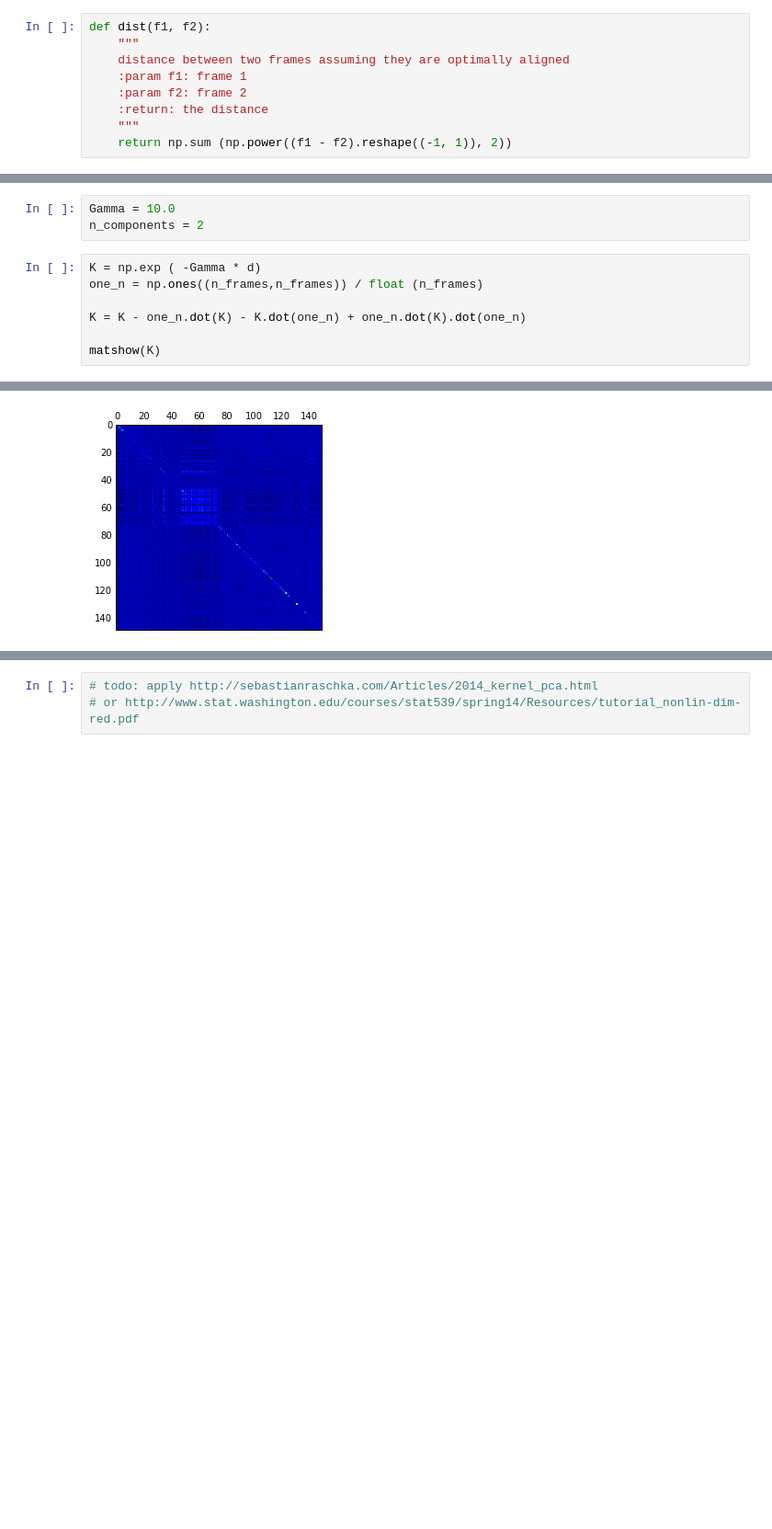
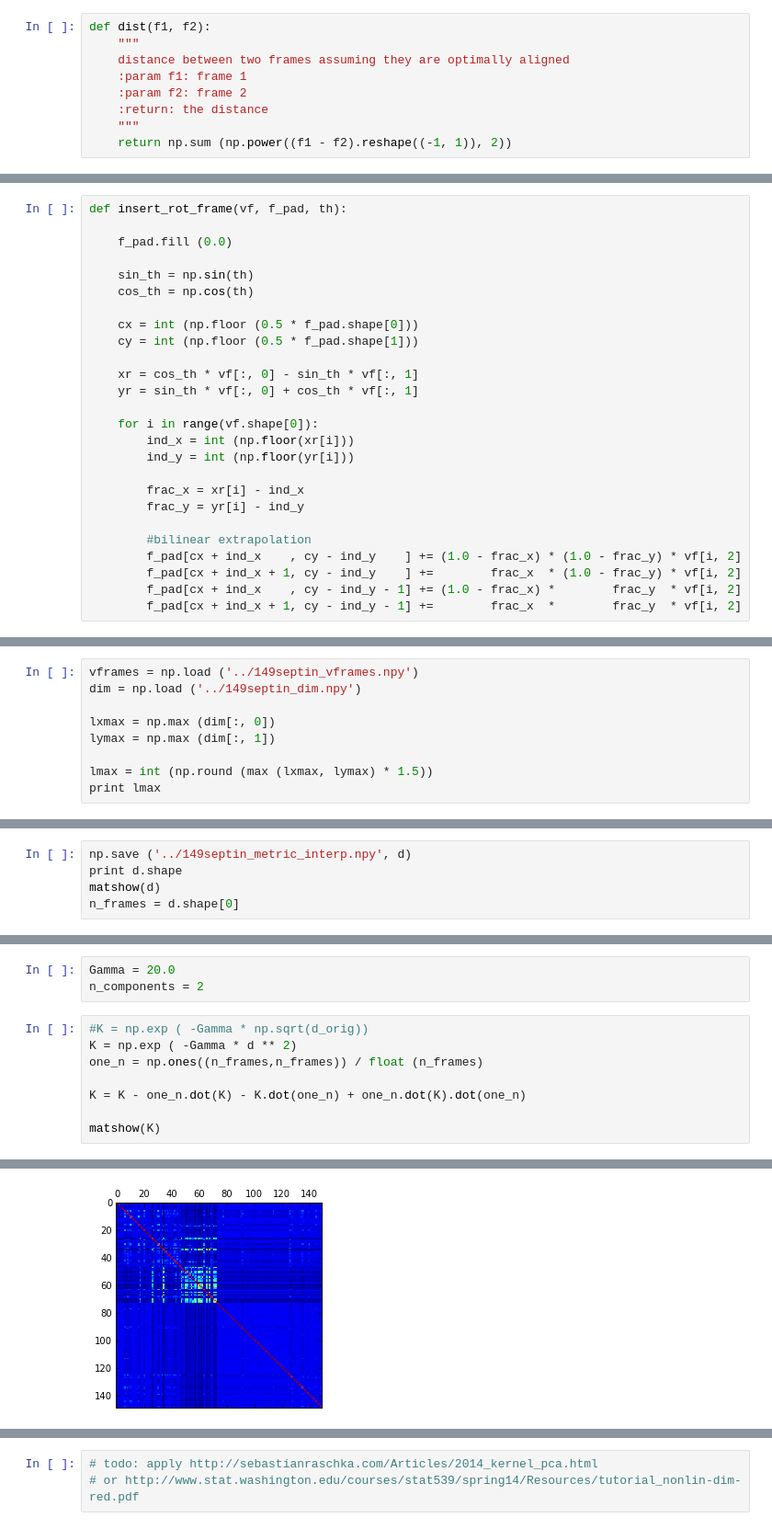
Before and after one commit to MohsenSadeghi/Super-resolution, a Jupyter notebook: notebook.ipynb, the cells around one changed output, grey strips where cells are left out. Shown at 92% size. Drawn from its saved outputs; the diff is of its cells as text; blank space fills up the shorter version.

```diff
--- a/notebook.ipynb
+++ b/notebook.ipynb
@@ -23,3 +44,29 @@ def dist(f1, f2):
+# %%
+def insert_rot_frame(vf, f_pad, th):
+
+    f_pad.fill (0.0)
+
+    sin_th = np.sin(th)
+    cos_th = np.cos(th)
+
+    cx = int (np.floor (0.5 * f_pad.shape[0]))
+    cy = int (np.floor (0.5 * f_pad.shape[1]))
+
+    xr = cos_th * vf[:, 0] - sin_th * vf[:, 1]
+    yr = sin_th * vf[:, 0] + cos_th * vf[:, 1]
+
+    for i in range(vf.shape[0]):
+        ind_x = int (np.floor(xr[i]))
+        ind_y = int (np.floor(yr[i]))
+
+        frac_x = xr[i] - ind_x
+        frac_y = yr[i] - ind_y
+
+        #bilinear extrapolation
+        f_pad[cx + ind_x    , cy - ind_y    ] += (1.0 - frac_x) * (1.0 - frac_y) * vf[i, 2]
+        f_pad[cx + ind_x + 1, cy - ind_y    ] +=        frac_x  * (1.0 - frac_y) * vf[i, 2]
+        f_pad[cx + ind_x    , cy - ind_y - 1] += (1.0 - frac_x) *        frac_y  * vf[i, 2]
+        f_pad[cx + ind_x + 1, cy - ind_y - 1] +=        frac_x  *        frac_y  * vf[i, 2]
 # %%
 f_orig_data = '../149septinpixels.mat'
 f_rotated_data = '../149septin_rotated.npy'
@@ -85,0 +83,9 @@ frames_padded = frames_padded.reshape(149, -1)
+# %%
+vframes = np.load ('../149septin_vframes.npy')
+dim = np.load ('../149septin_dim.npy')
+
+lxmax = np.max (dim[:, 0])
+lymax = np.max (dim[:, 1])
+
+lmax = int (np.round (max (lxmax, lymax) * 1.5))
+print lmax
@@ -94,0 +208,5 @@ print d.shape
+# %%
+np.save ('../149septin_metric_interp.npy', d)
+print d.shape
+matshow(d)
+n_frames = d.shape[0]
@@ -95,16 +216,17 @@ print d.shape
 # %%
-Gamma = 10.0
+Gamma = 20.0
 n_components = 2
 # %%
-K = np.exp ( -Gamma * d)
+#K = np.exp ( -Gamma * np.sqrt(d_orig))
+K = np.exp ( -Gamma * d ** 2)
 one_n = np.ones((n_frames,n_frames)) / float (n_frames)
 
 K = K - one_n.dot(K) - K.dot(one_n) + one_n.dot(K).dot(one_n)
 
 matshow(K)
 # %% [output]
 <matplotlib.image.AxesImage at 0x...>
-[figure, old version]
+[figure, new version]
 # %%
 eig_vals, eig_vecs = np.linalg.eigh (K)
 
```
Also changed, not shown: parts of 26 cells of this notebook.
